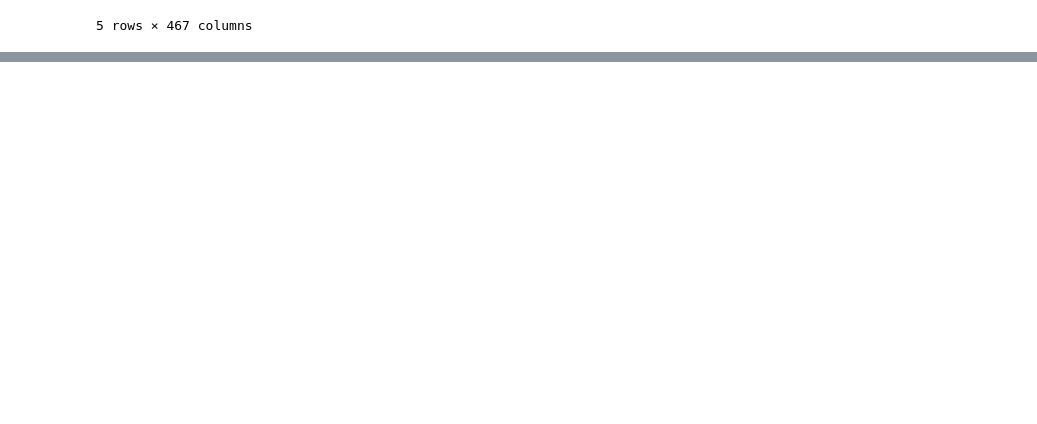
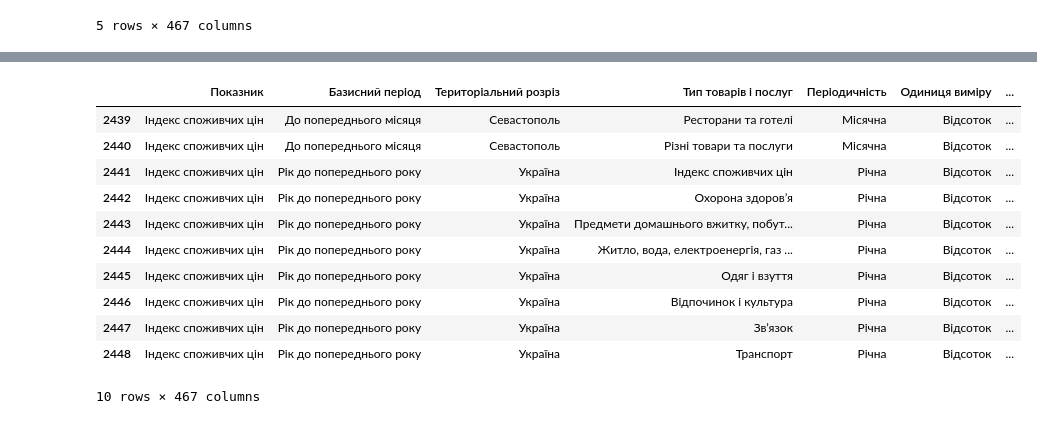
Before and after one commit to arcctg/kpi-ml-lab1, a Jupyter notebook: task_1_ukrstat_data.ipynb, the cells around one changed output, grey strips where cells are left out. Cells and saved outputs as stored; diff of their text form; code cells hidden in the pictures; blank space fills up the shorter version.

```diff
--- a/task_1_ukrstat_data.ipynb
+++ b/task_1_ukrstat_data.ipynb
@@ -27,0 +55,15 @@ Data was loaded successfully:
+# %%
+df.tail(10)
+# %% [output]
+|  | Показник | Базисний період | Територіальний розріз | Тип товарів і послуг | Періодичність | Одиниця виміру | ... |
+| 2439 | Індекс споживчих цін | До попереднього місяця | Севастополь | Ресторани та готелі | Місячна | Відсоток | ... |
+| 2440 | Індекс споживчих цін | До попереднього місяця | Севастополь | Різні товари та послуги | Місячна | Відсоток | ... |
+| 2441 | Індекс споживчих цін | Рік до попереднього року | Україна | Індекс споживчих цін | Річна | Відсоток | ... |
+| 2442 | Індекс споживчих цін | Рік до попереднього року | Україна | Охорона здоров’я | Річна | Відсоток | ... |
+| 2443 | Індекс споживчих цін | Рік до попереднього року | Україна | Предмети домашнього вжитку, побут... | Річна | Відсоток | ... |
+| 2444 | Індекс споживчих цін | Рік до попереднього року | Україна | Житло, вода, електроенергія, газ ... | Річна | Відсоток | ... |
+| 2445 | Індекс споживчих цін | Рік до попереднього року | Україна | Одяг і взуття | Річна | Відсоток | ... |
+| 2446 | Індекс споживчих цін | Рік до попереднього року | Україна | Відпочинок і культура | Річна | Відсоток | ... |
+| 2447 | Індекс споживчих цін | Рік до попереднього року | Україна | Зв’язок | Річна | Відсоток | ... |
+| 2448 | Індекс споживчих цін | Рік до попереднього року | Україна | Транспорт | Річна | Відсоток | ... |
+10 rows × 467 columns
```
Also changed, not shown: parts of 8 cells of this notebook.
